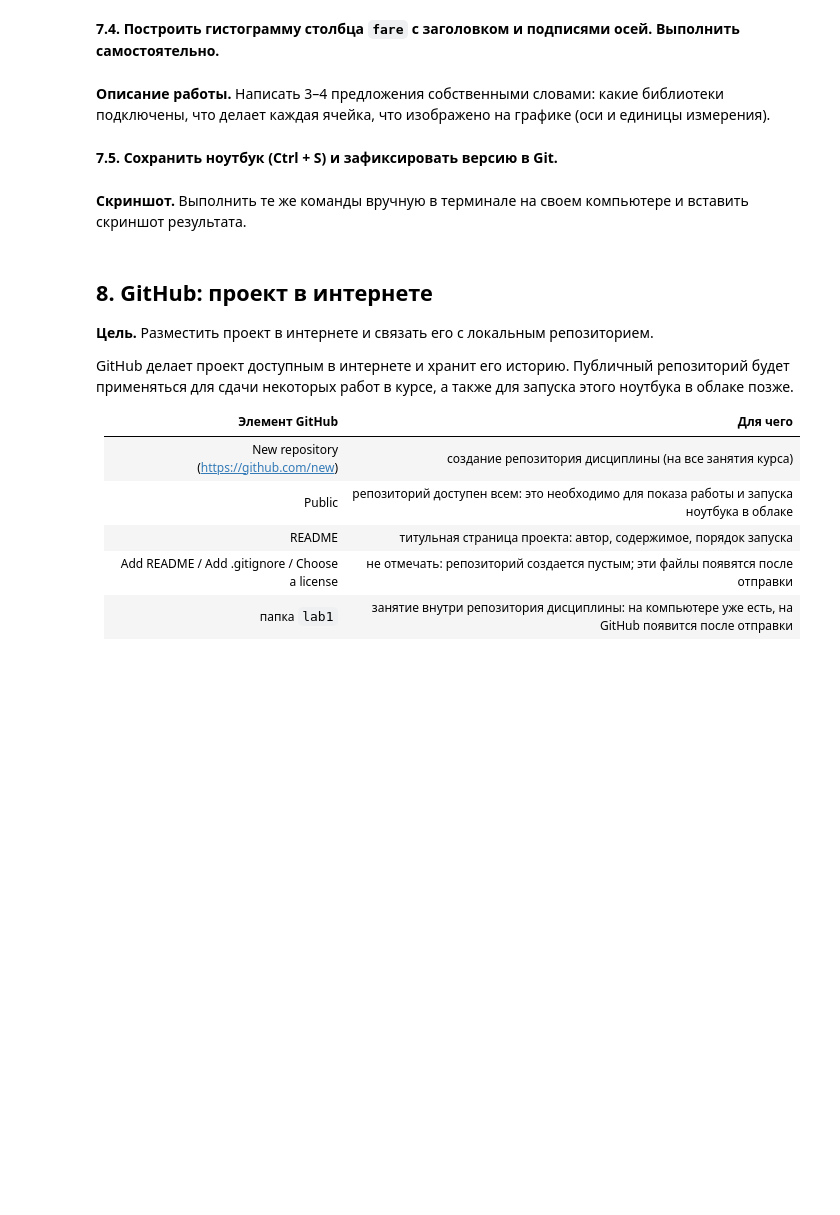
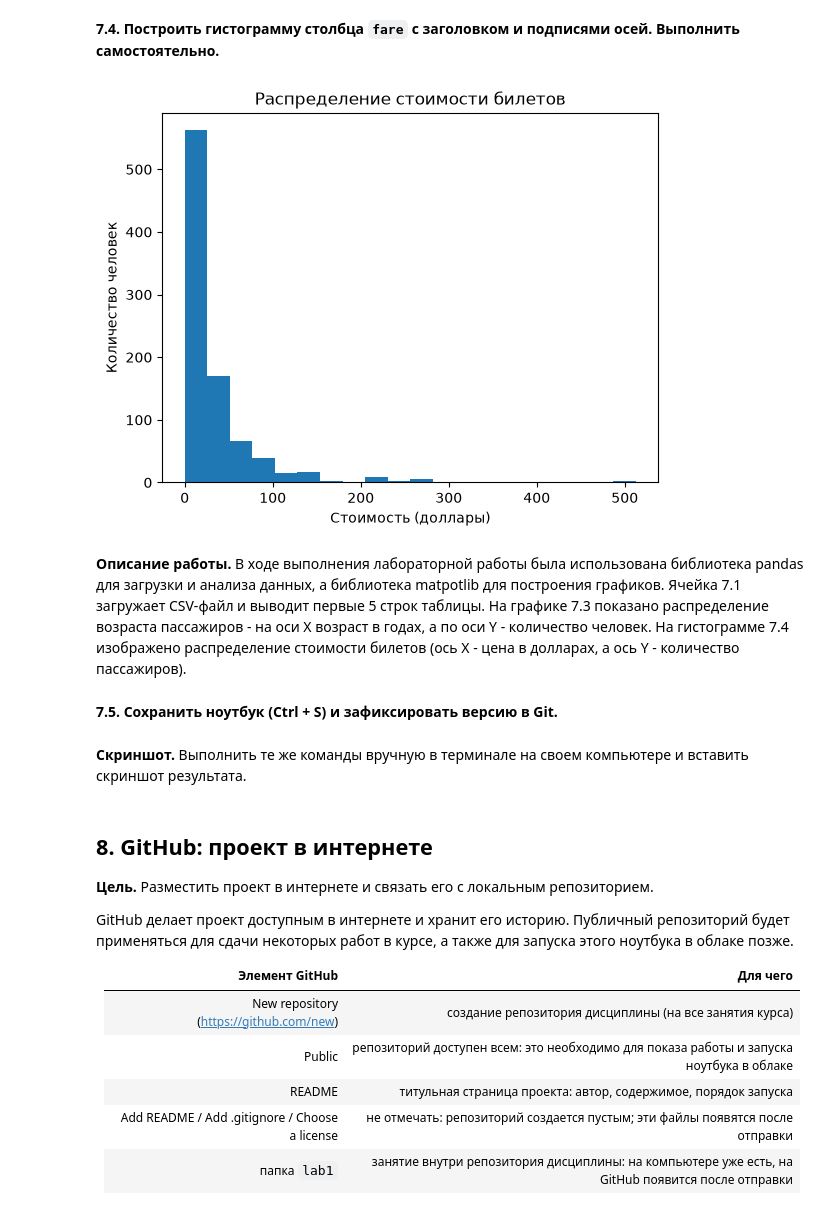
Before and after one commit to Aida678/work, a Jupyter notebook: lab1/notebooks/lab1.ipynb, the cells around one changed output. Saved outputs shown, nothing was run; the diff lists cells and outputs as text; code cells hidden in the pictures; blank space fills up the shorter version.

```diff
--- a/lab1/notebooks/lab1.ipynb
+++ b/lab1/notebooks/lab1.ipynb
@@ -648,8 +838,14 @@ print()
 **7.4. Построить гистограмму столбца `fare` с заголовком и подписями осей. Выполнить самостоятельно.**
 # %%
 # Самостоятельно: построить гистограмму столбца fare с заголовком и подписями осей
+df["fare"].plot(kind="hist", bins=20, title="Распределение стоимости билетов")
+plt.xlabel("Стоимость (доллары)")
+plt.ylabel("Количество человек")
+plt.show()
+# %% [output]
+[figure, added]
 # %% [markdown]
-**Описание работы.** Написать 3–4 предложения собственными словами: какие библиотеки подключены, что делает каждая ячейка, что изображено на графике (оси и единицы измерения).
+**Описание работы.** В ходе выполнения лабораторной работы была использована библиотека pandas для загрузки и анализа данных, а библиотека matpotlib для построения графиков. Ячейка 7.1 загружает CSV-файл и выводит первые 5 строк таблицы. На графике 7.3 показано распределение возраста пассажиров - на оси X возраст в годах, а по оси Y - количество человек. На гистограмме 7.4 изображено распределение стоимости билетов (ось Х - цена в долларах, а ось Y - количество пассажиров).
 # %% [markdown]
 **7.5. Сохранить ноутбук (Ctrl + S) и зафиксировать версию в Git.**
 # %%
```
Also changed, not shown: parts of 33 cells of this notebook, 1 other file.
